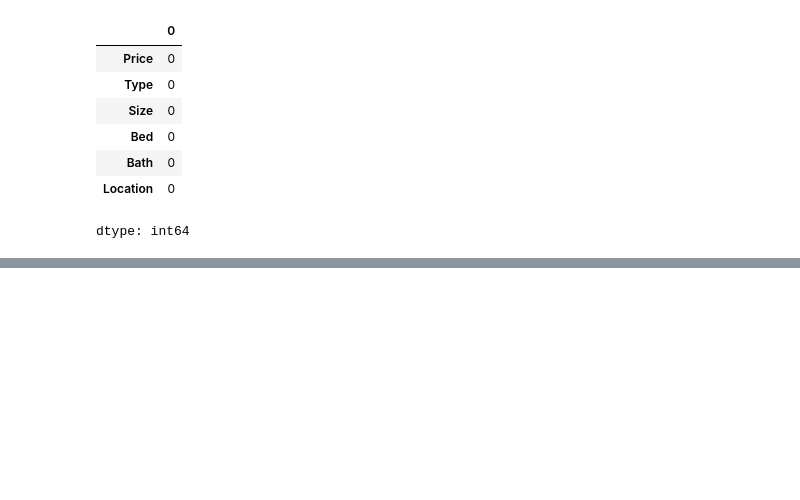
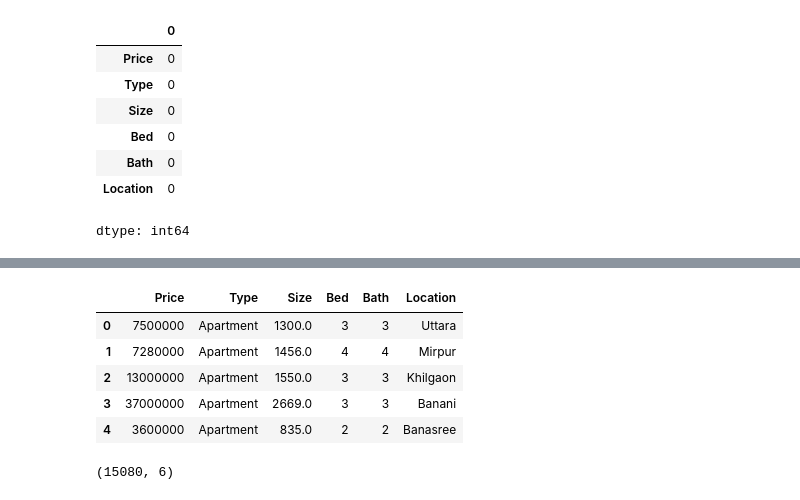
Before and after one commit to samiha-mahin/Dhaka_Apartment_Price_Prediction_ML, a Jupyter notebook: Dhaka_Apartment_Price_Prediction.ipynb, the cells around one changed output, grey strips where cells are left out. Saved outputs shown, nothing was run; the diff lists cells and outputs as text; code cells hidden in the pictures; blank space fills up the shorter version.

```diff
--- a/Dhaka_Apartment_Price_Prediction.ipynb
+++ b/Dhaka_Apartment_Price_Prediction.ipynb
@@ -86,0 +190,3 @@ dtype: int64
+# %%
+df9.Price = df9.Price.astype(int)
+df9.dtypes
@@ -86,0 +202,14 @@ dtype: int64
+# %%
+df10 = pd.concat([df6,df9],axis = 0)
+df10.head()
+# %% [output]
+|  | Price | Type | Size | Bed | Bath | Location |
+| 0 | 7500000 | Apartment | 1300.0 | 3 | 3 | Uttara |
+| 1 | 7280000 | Apartment | 1456.0 | 4 | 4 | Mirpur |
+| 2 | 13000000 | Apartment | 1550.0 | 3 | 3 | Khilgaon |
+| 3 | 37000000 | Apartment | 2669.0 | 3 | 3 | Banani |
+| 4 | 3600000 | Apartment | 835.0 | 2 | 2 | Banasree |
+# %%
+df10.shape
+# %% [output]
+(15080, 6)
```
Also changed, not shown: parts of 15 cells of this notebook.
